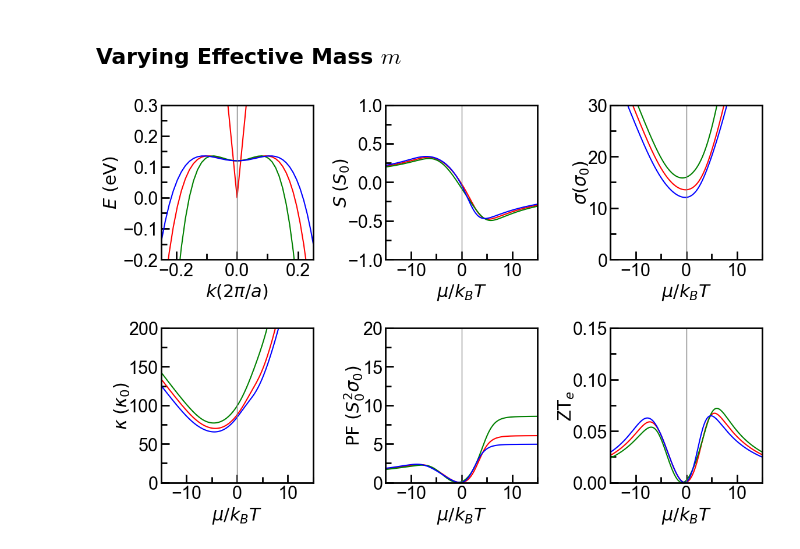
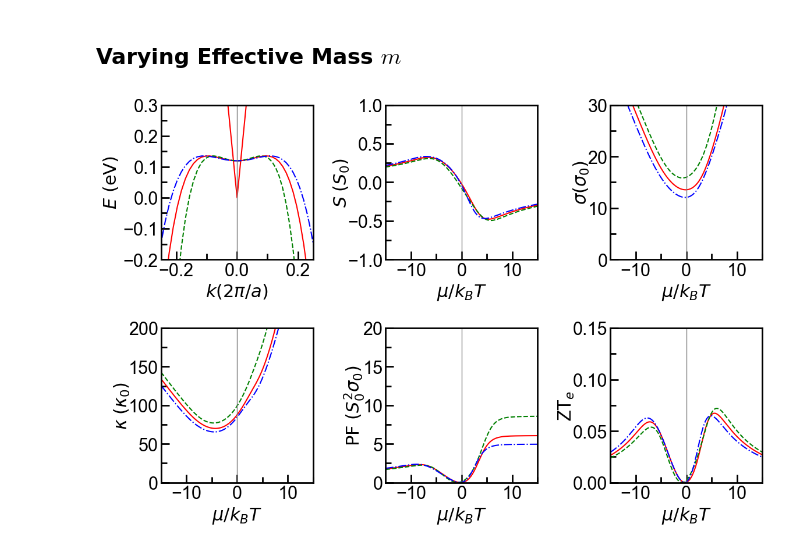
Before and after one commit to Normanthen/NLS-Thermoelectrics, a Jupyter notebook: Type II NLS/2BM-TypeII.ipynb, the cells around one changed output. Saved outputs shown, nothing was run; the diff lists cells and outputs as text; code cells hidden in the pictures.

```diff
--- a/Type II NLS/2BM-TypeII.ipynb
+++ b/Type II NLS/2BM-TypeII.ipynb
@@ -697,14 +697,15 @@ eshiftm3=8
 
 # Subplot (a) : Dispersion relation
 ax1 = plt.subplot(2,3,1)
-ax1.plot(kcc,fc,color='red')
-ax1.plot(kcc,fv+0.135,color='red')
-ax1.plot(kcc,fv1+0.135,color='green')
-ax1.plot(kcc,fv2+0.135,color='blue')
+ax1.plot(kcc,fc,color='red',linestyle='solid')
+ax1.plot(kcc,fv+0.135,color='red',linestyle='solid')
+ax1.plot(kcc,fv1+0.135,color='green',linestyle='dashed')
+ax1.plot(kcc,fv2+0.135,color='blue',linestyle='dashdot')
 ax1.axis([-0.25,0.25,-0.2,0.3])
 ax1.axvline(0, color='grey', linestyle='-', linewidth=1)
 ax1.set_xlabel('$k (2\pi/a)$')
 ax1.set_ylabel('$E~(\mathrm{eV})$')
+#ax1.legend()
 ax1.xaxis.set_minor_locator(AutoMinorLocator(2))
 ax1.yaxis.set_minor_locator(AutoMinorLocator(2))
 ax1.xaxis.set_major_locator(mpl.ticker.MultipleLocator(0.2))
@@ -718,9 +719,9 @@ ax1.yaxis.set_tick_params(which='minor', size=7, width=2, direction='in')
 
 #(b) Seebeck coefficient
 ax2 = plt.subplot(2,3,2)
-ax2.plot(eta, S(eta+eshiftm1,e0,e1,vF1,eff_mass1)/S_0,color='red')
-ax2.plot(eta, S(eta+eshiftm2,e0,e1,vF1,eff_mass2)/S_0,color='green')
-ax2.plot(eta, S(eta+eshiftm3,e0,e1,vF1,eff_mass3)/S_0,color='blue')
+ax2.plot(eta, S(eta+eshiftm1,e0,e1,vF1,eff_mass1)/S_0,color='red',linestyle='solid')
+ax2.plot(eta, S(eta+eshiftm2,e0,e1,vF1,eff_mass2)/S_0,color='green',linestyle='dashed')
+ax2.plot(eta, S(eta+eshiftm3,e0,e1,vF1,eff_mass3)/S_0,color='blue',linestyle='dashdot')
 ax2.axis([-15,15,-1,1])
 ax2.axvline(0, color='grey', linestyle='-', linewidth=1)
 ax2.set_xlabel('$\mu/k_BT$')
@@ -737,9 +738,9 @@ ax2.yaxis.set_tick_params(which='minor', size=7, width=2, direction='in')
 
 #(c) Electrical conductivity
 ax3=plt.subplot(2,3,3)
-ax3.plot(eta, sigma(eta+eshiftm1,e0,e1,vF1,eff_mass1)/sigma0, color='red', label='$m_{1}$')
-ax3.plot(eta, sigma(eta+eshiftm2,e0,e1,vF1,eff_mass2)/Sigma0v(eff_mass2), color='green', label='$m_{2}$')
-ax3.plot(eta, sigma(eta+eshiftm3,e0,e1,vF1,eff_mass3)/Sigma0v(eff_mass3), color='blue', label='$m_{3}$')
+ax3.plot(eta, sigma(eta+eshiftm1,e0,e1,vF1,eff_mass1)/sigma0, color='red',linestyle='solid',label='$m_{1}$')
+ax3.plot(eta, sigma(eta+eshiftm2,e0,e1,vF1,eff_mass2)/Sigma0v(eff_mass2), color='green',linestyle='dashed',label='$m_{2}$')
+ax3.plot(eta, sigma(eta+eshiftm3,e0,e1,vF1,eff_mass3)/Sigma0v(eff_mass3), color='blue',linestyle='dashdot',label='$m_{3}$')
 ax3.axis([-15,15,0, 30])
 ax3.axvline(0, color='grey', linestyle='-', linewidth=1)
 ax3.set_xlabel('$\mu/k_BT$')
@@ -754,9 +755,9 @@ ax3.yaxis.set_tick_params(which='minor', size=7, width=2, direction='in')
 
 #(d) Thermal conductivity
 ax4 = plt.subplot(2,3,4)
-ax4.plot(eta, kappa(eta+eshiftm1,e0,e1,vF1,eff_mass1)/kappa0,color='red')
-ax4.plot(eta, kappa(eta+eshiftm2,e0,e1,vF1,eff_mass2)/Kappa0v(eff_mass2), color='green')
-ax4.plot(eta, kappa(eta+eshiftm3,e0,e1,vF1,eff_mass3)/Kappa0v(eff_mass3), color='blue')
+ax4.plot(eta, kappa(eta+eshiftm1,e0,e1,vF1,eff_mass1)/kappa0,color='red',linestyle='solid')
+ax4.plot(eta, kappa(eta+eshiftm2,e0,e1,vF1,eff_mass2)/Kappa0v(eff_mass2), color='green',linestyle='dashed')
+ax4.plot(eta, kappa(eta+eshiftm3,e0,e1,vF1,eff_mass3)/Kappa0v(eff_mass3), color='blue',linestyle='dashdot')
 ax4.axis([-15,15,0,200]) # the format is [xmin,xmax,ymin,ymax]
 ax4.axvline(0, color='grey', linestyle='-', linewidth=1)
 ax4.xaxis.set_minor_locator(AutoMinorLocator(2))
@@ -775,8 +776,8 @@ ax4.yaxis.set_tick_params(which='minor', size=7, width=2, direction='in')
 ax5 = plt.subplot(2,3,5)
 #ax5.plot(eta, PF(eta+eshift,e0)/sigma0, linestyle='solid', color ='magenta')
 ax5.plot(eta, PF(eta+eshiftm1,e0,e1,vF1,eff_mass1)/(S_0**2*sigma0),linestyle='solid',color ='red')
-ax5.plot(eta, PF(eta+eshiftm2,e0,e1,vF1,eff_mass2)/(S_0**2*Sigma0v(eff_mass2)), linestyle='solid',color ='green')
-ax5.plot(eta, PF(eta+eshiftm3,e0,e1,vF1,eff_mass3)/(S_0**2*Sigma0v(eff_mass3)), linestyle='solid',color ='blue')
+ax5.plot(eta, PF(eta+eshiftm2,e0,e1,vF1,eff_mass2)/(S_0**2*Sigma0v(eff_mass2)), linestyle='dashed',color ='green')
+ax5.plot(eta, PF(eta+eshiftm3,e0,e1,vF1,eff_mass3)/(S_0**2*Sigma0v(eff_mass3)), linestyle='dashdot',color ='blue')
 ax5.axis([-15,15,0,20]) # the format is [xmin,xmax,ymin,ymax]
 ax5.axvline(0, color='grey', linestyle='-', linewidth=1)
 ax5.xaxis.set_minor_locator(AutoMinorLocator(2))
@@ -784,34 +785,34 @@ ax5.yaxis.set_minor_locator(AutoMinorLocator(2))
 ax5.yaxis.labelpad = -4
 ax5.set_xlabel('$\mu/k_BT$')
 ax5.set_ylabel('$\mathrm{PF}~(S_0^2 \sigma_0)$')
 #ax5.yaxis.set_major_locator(mpl.ticker.MultipleLocator(1*1e-5))
 #ax5.yaxis.set_minor_locator(mpl.ticker.MultipleLocator(0.5))
 ax5.xaxis.set_tick_params(which='major', size=10, width=2, direction='in')
 ax5.xaxis.set_tick_params(which='minor', size=7, width=2, direction='in')
 ax5.yaxis.set_tick_params(which='major', size=10, width=2, direction='in')
 ax5.yaxis.set_tick_params(which='minor', size=7, width=2, direction='in')
 
 #(f) ZT
 ax6 = plt.subplot(2,3,6)
-ax6.plot(eta, ZT(eta+eshiftm1,e0,e1,vF1,eff_mass1)*T,  color='red')
-ax6.plot(eta, ZT(eta+eshiftm2,e0,e1,vF1,eff_mass2)*T,  color='green')
-ax6.plot(eta, ZT(eta+eshiftm3,e0,e1,vF1,eff_mass3)*T,  color='blue')
+ax6.plot(eta, ZT(eta+eshiftm1,e0,e1,vF1,eff_mass1)*T,color='red',linestyle='solid')
+ax6.plot(eta, ZT(eta+eshiftm2,e0,e1,vF1,eff_mass2)*T,color='green',linestyle='dashed')
+ax6.plot(eta, ZT(eta+eshiftm3,e0,e1,vF1,eff_mass3)*T,color='blue',linestyle='dashdot')
 ax6.axis([-15,15,0,0.15]) # the format is [xmin,xmax,ymin,ymax]
 ax6.axvline(0, color='grey', linestyle='-', linewidth=1)
 ax6.xaxis.set_minor_locator(AutoMinorLocator(2))
 ax6.yaxis.set_minor_locator(AutoMinorLocator(2))
 ax6.yaxis.labelpad = -4
 ax6.set_xlabel('$\mu/k_BT$')
 ax6.set_ylabel('ZT$_{e}$')
 #ax6.yaxis.set_major_locator(mpl.ticker.MultipleLocator(0.010))
 #ax6.yaxis.set_minor_locator(mpl.ticker.MultipleLocator(0.25))
 ax6.xaxis.set_tick_params(which='major', size=10, width=2, direction='in')
 ax6.xaxis.set_tick_params(which='minor', size=7, width=2, direction='in')
 ax6.yaxis.set_tick_params(which='major', size=10, width=2, direction='in')
 ax6.yaxis.set_tick_params(which='minor', size=7, width=2, direction='in')
 
 
 plt.tight_layout()
 #plt.savefig('2BM_TypeII(mass).pdf')
 # %% [output]
-[figure, old version]
+[figure, new version]
```
Also changed, not shown: parts of 1 cell of this notebook.
